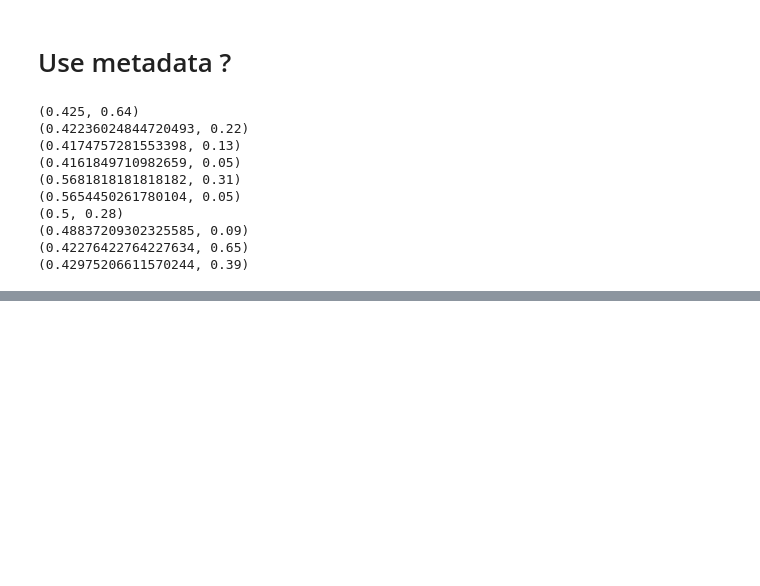
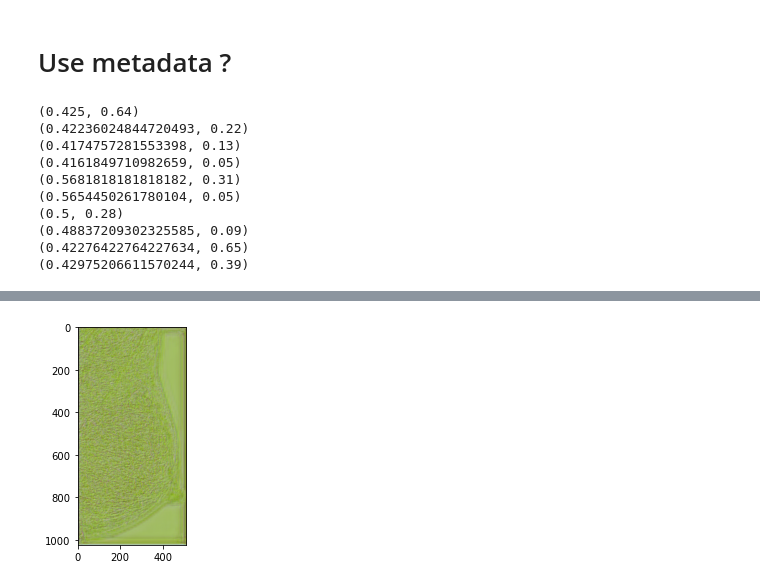
Before and after one commit to analokmaus/kaggle-rsna-breast-cancer, a Jupyter notebook: 01_post_analysis.ipynb, the cells around one changed output, grey strips where cells are left out. Drawn from its saved outputs; the diff is of its cells as text; code cells hidden in the pictures; blank space fills up the shorter version.

```diff
--- a/01_post_analysis.ipynb
+++ b/01_post_analysis.ipynb
@@ -51,7 +52,7 @@ from sklearn.metrics import roc_auc_score
 #     # transforms=cfg.transforms['train']
 # )
 # %%
-cfg = Model05v3aug0()
+cfg = Dataset04()
 # model = cfg.model(**cfg.model_params)
 # %%
 with open(f'results/{cfg.name}/predictions.pickle', 'rb') as f:
@@ -271,0 +294,12 @@ for fold_i, (folds, pred_fold) in enumerate(zip(predictions['folds'], prediction
+# %%
+model = cfg.model(**cfg.model_params)
+model.eval()
+with torch.no_grad():
+    pred = model(img[None, :, :, :])[0]
+# %%
+img = pred.permute(1, 2, 0)
+img = (img - img.amin()) / (img.amax() - img.amin())
+plt.imshow(img)
+plt.show()
+# %% [output]
+[figure, added]
```
Also changed, not shown: parts of 6 cells of this notebook, 12 other files.
